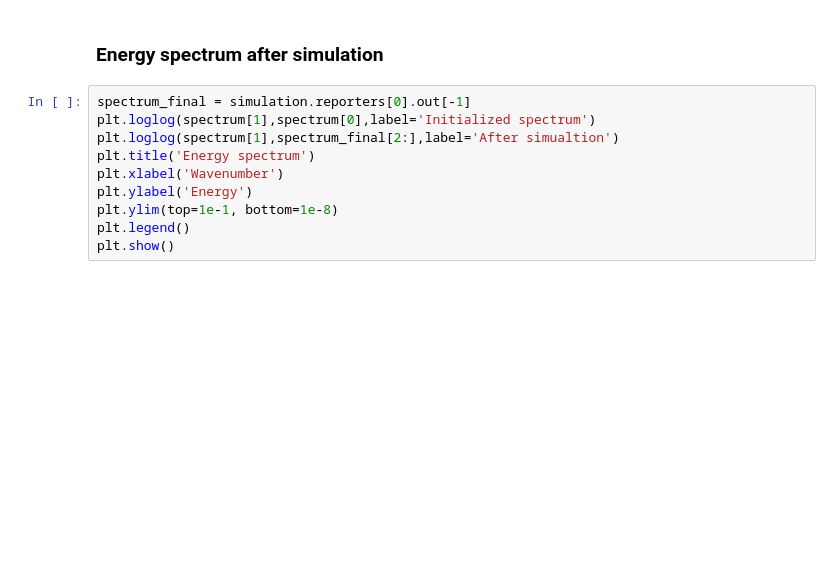
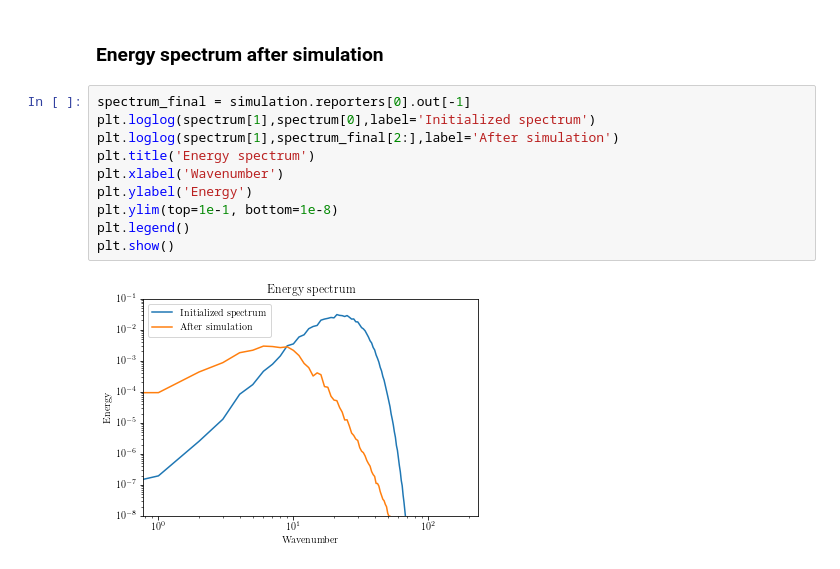
Before and after one commit to lettucecfd/lettuce, a Jupyter notebook: examples/DecayingTurbulence.ipynb, the cells around one changed output. Cells and saved outputs as stored; diff of their text form; blank space fills up the shorter version.

```diff
--- a/examples/DecayingTurbulence.ipynb
+++ b/examples/DecayingTurbulence.ipynb
@@ -76,10 +82,12 @@ plt.show()
 # %%
 spectrum_final = simulation.reporters[0].out[-1]
 plt.loglog(spectrum[1],spectrum[0],label='Initialized spectrum')
-plt.loglog(spectrum[1],spectrum_final[2:],label='After simualtion')
+plt.loglog(spectrum[1],spectrum_final[2:],label='After simulation')
 plt.title('Energy spectrum')
 plt.xlabel('Wavenumber')
 plt.ylabel('Energy')
 plt.ylim(top=1e-1, bottom=1e-8)
 plt.legend()
 plt.show()
+# %% [output]
+[figure, added]
```
Also changed, not shown: parts of 8 cells of this notebook.
